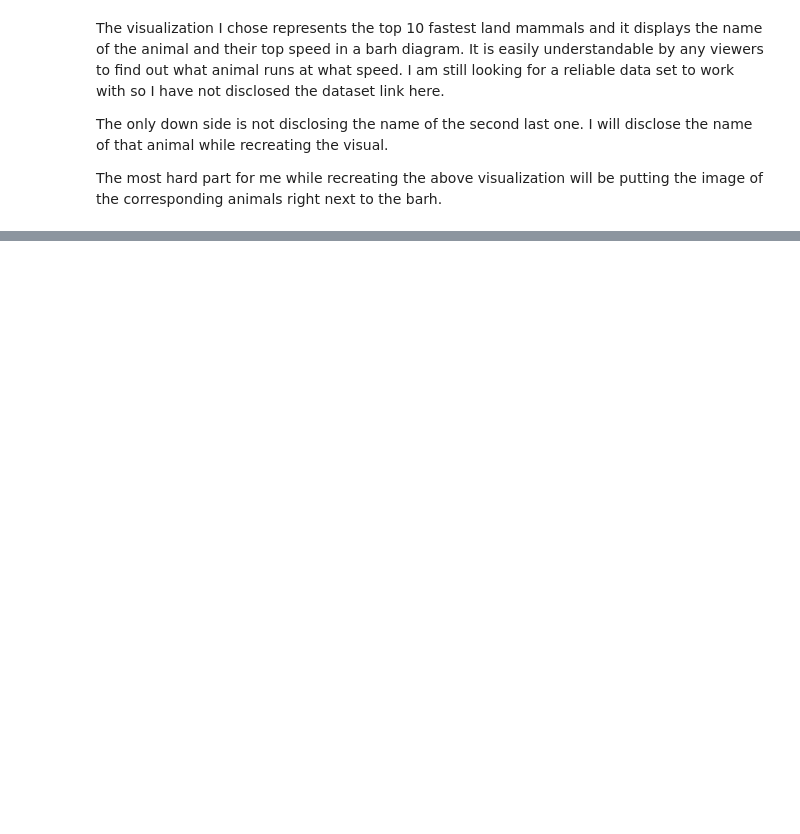
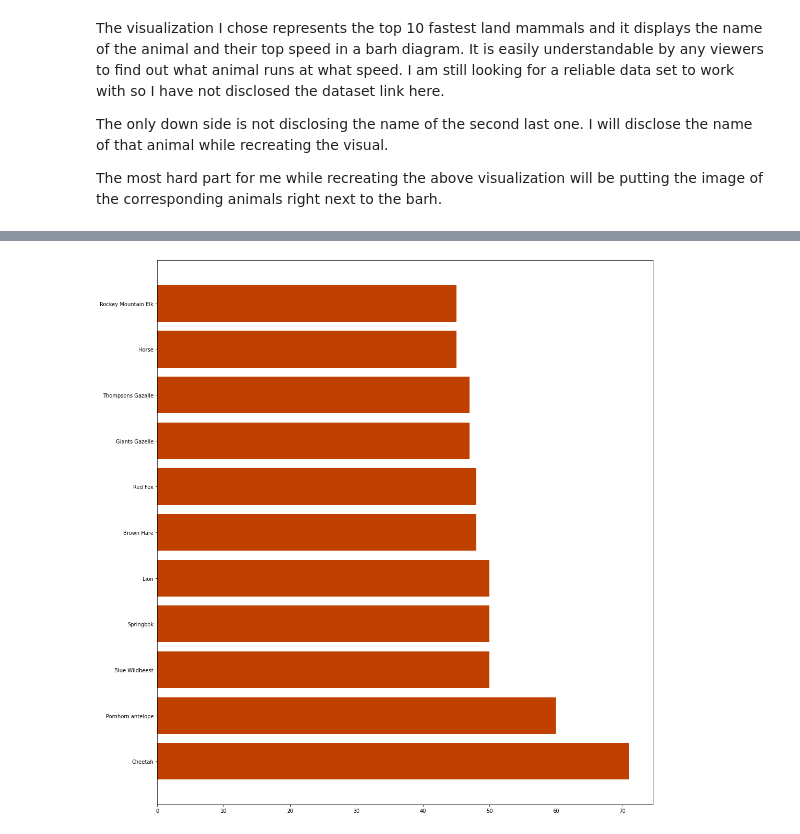
Before and after one commit to Nissun662/Data-Visual, a Jupyter notebook: Recreating_Initialization.ipynb, the cells around one changed output, grey strips where cells are left out. Saved outputs shown, nothing was run; the diff lists cells and outputs as text; code cells hidden in the pictures; blank space fills up the shorter version.

```diff
--- a/Recreating_Initialization.ipynb
+++ b/Recreating_Initialization.ipynb
@@ -86,0 +87,18 @@ plt.show()
+# %%
+import numpy as np
+
+# create a dataset
+speed = [71, 60, 50, 50, 50, 48, 48, 47, 47, 45, 45 ]
+mammals = ('Cheetah', 'Pornhorn antelope', 'Blue Wildbeest', 'Springbok', 'Lion', 'Brown Hare', 'Red Fox', 'Giants Gazelle', 'Thompsons Gazalle', 'Horse', 'Rockey Mountain Elk' )
+y_pos = np.arange(len(mammals))
+
+# Create bars with different colors
+plt.barh(y_pos, speed, color=['#C04000', '#C04000', '#C04000', '#C04000', '#C04000', '#C04000', '#C04000', '#C04000', '#C04000', '#C04000', '#C04000'])
+
+# Create names on the y-axis
+plt.yticks(y_pos, mammals)
+
+# Show graph
+plt.show()
+# %% [output]
+[figure, added]
```
Also changed, not shown: parts of 5 cells of this notebook.
